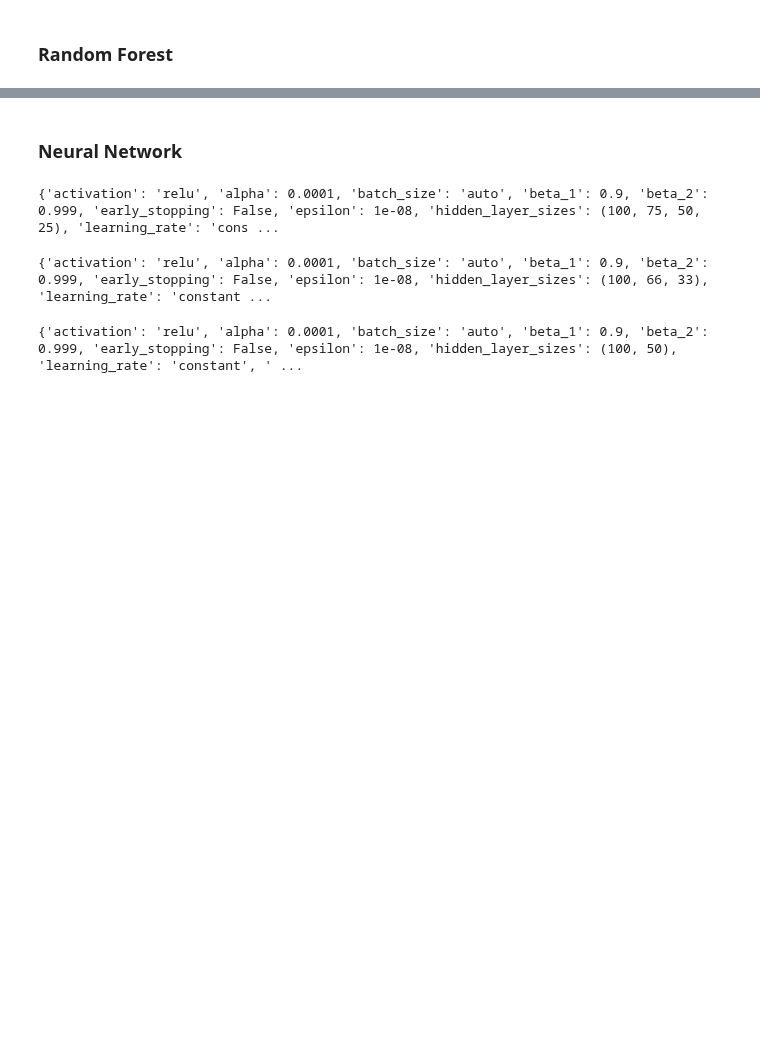
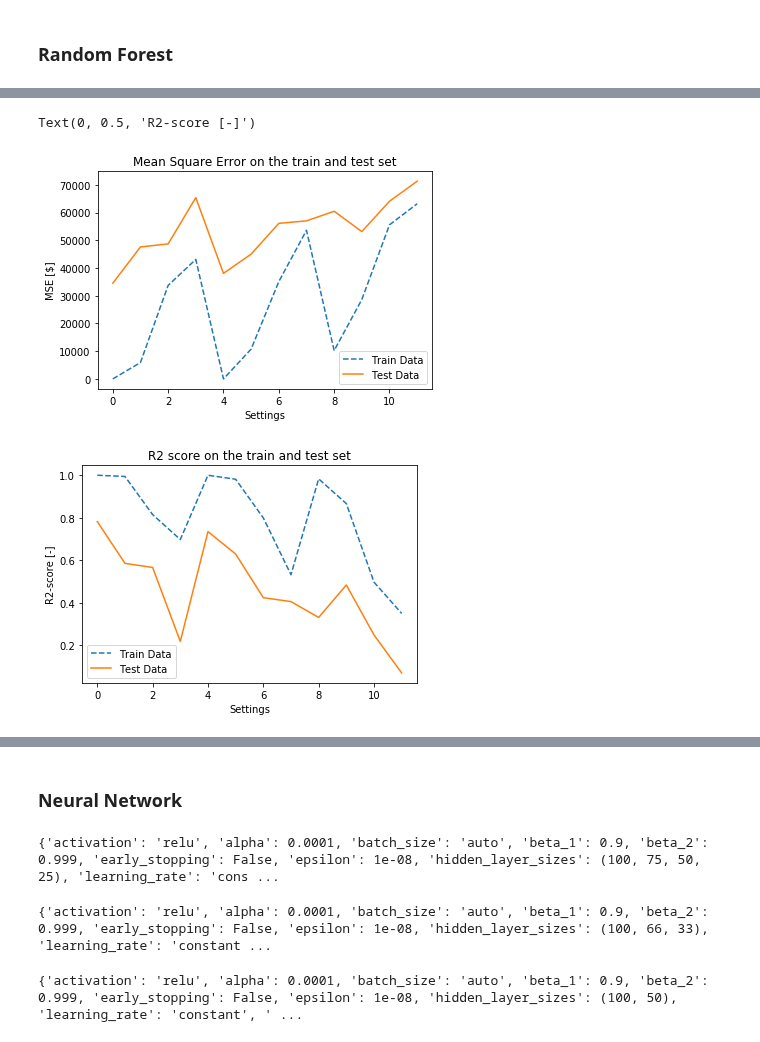
Before and after one commit to BenInTheBox/DataScienceInPractice, a Jupyter notebook: project/code.ipynb, the cells around one changed output, grey strips where cells are left out. Drawn from its saved outputs; the diff is of its cells as text; code cells hidden in the pictures; blank space fills up the shorter version.

```diff
--- a/project/code.ipynb
+++ b/project/code.ipynb
@@ -878 +889,20 @@ min_perf = np.min(mse_report, axis=1)
+# %%
+plt.plot(mse_report[0, :], "--", label = 'Train Data')
+plt.plot(mse_report[1, :], label = 'Test Data')
+plt.legend()
+plt.title('Mean Square Error on the train and test set')
+plt.xlabel('Settings')
+plt.ylabel('MSE [$]')
+
+plt.figure()
+plt.plot(r2score_report[0, :], "--", label = 'Train Data')
+plt.plot(r2score_report[1, :], label = 'Test Data')
+plt.legend()
+plt.title('R2 score on the train and test set')
+plt.xlabel('Settings')
+plt.ylabel('R2-score [-]')
+# %% [output]
+Text(0, 0.5, 'R2-score [-]')
+[figure, added]
+[figure, added]
 # %%
```
Also changed, not shown: parts of 11 cells of this notebook.
